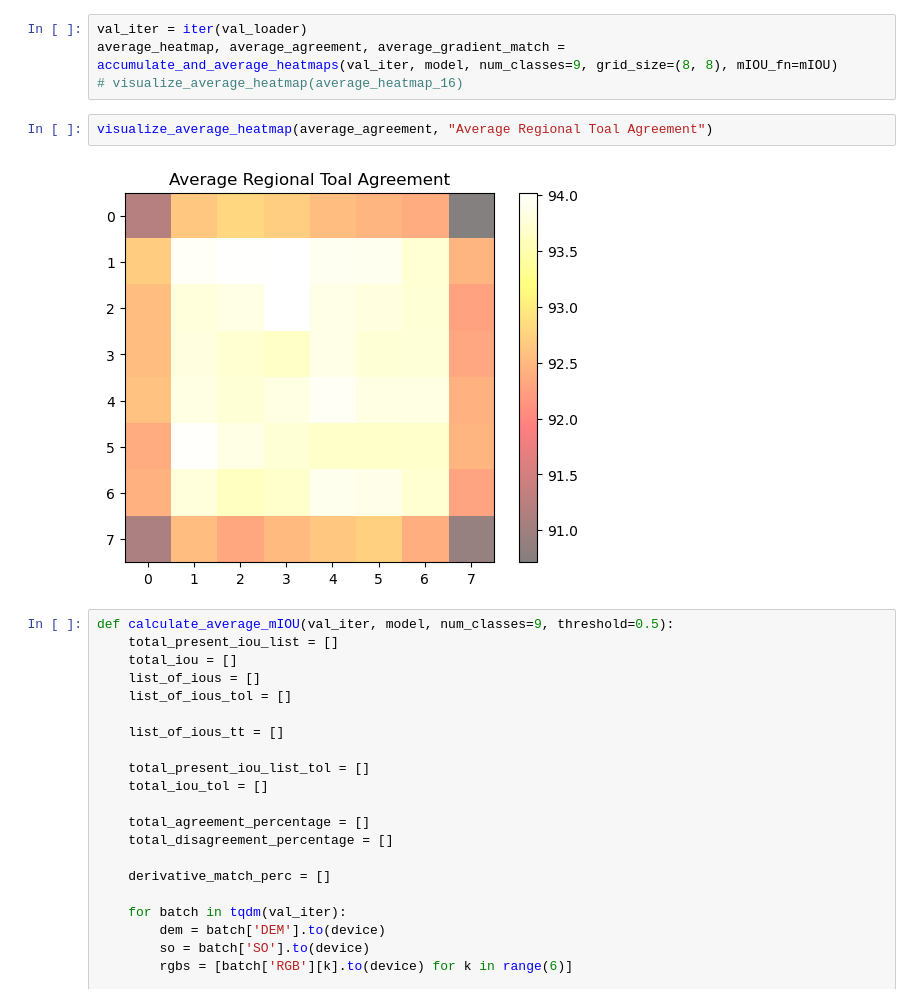
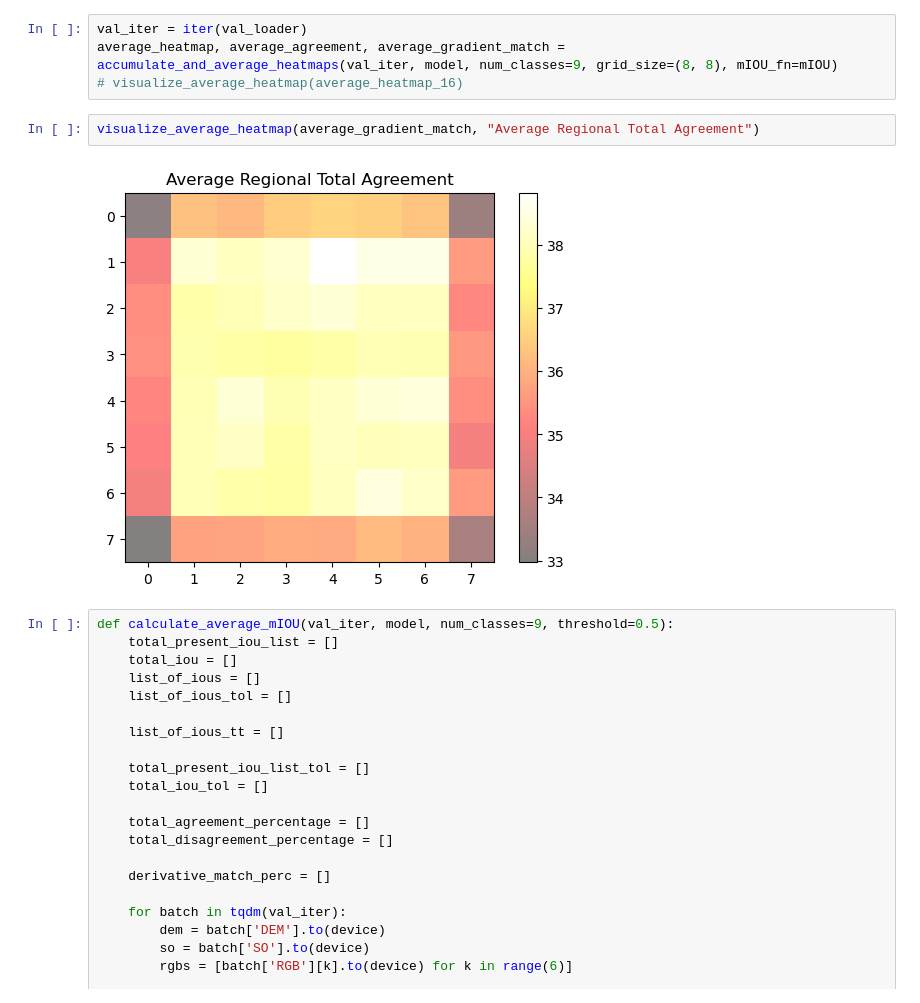
Before and after one commit to SMATousi/dem2so, a Jupyter notebook: New_Metric_Test.ipynb, the cells around one changed output. Drawn from its saved outputs; the diff is of its cells as text.

```diff
--- a/New_Metric_Test.ipynb
+++ b/New_Metric_Test.ipynb
@@ -425,10 +425,10 @@ def visualize_average_heatmap(average_heatmap, title):
 val_iter = iter(val_loader)
 average_heatmap, average_agreement, average_gradient_match = accumulate_and_average_heatmaps(val_iter, model, num_classes=9, grid_size=(8, 8), mIOU_fn=mIOU)
 # visualize_average_heatmap(average_heatmap_16)
-# %%
-visualize_average_heatmap(average_agreement, "Average Regional Toal Agreement")
-# %% [output]
-[figure, removed]
+# %%
+visualize_average_heatmap(average_gradient_match, "Average Regional Total Agreement")
+# %% [output]
+[figure, added]
 # %%
 def calculate_average_mIOU(val_iter, model, num_classes=9, threshold=0.5):
     total_present_iou_list = []
```
Also changed, not shown: parts of 5 cells of this notebook, 21 other files.
